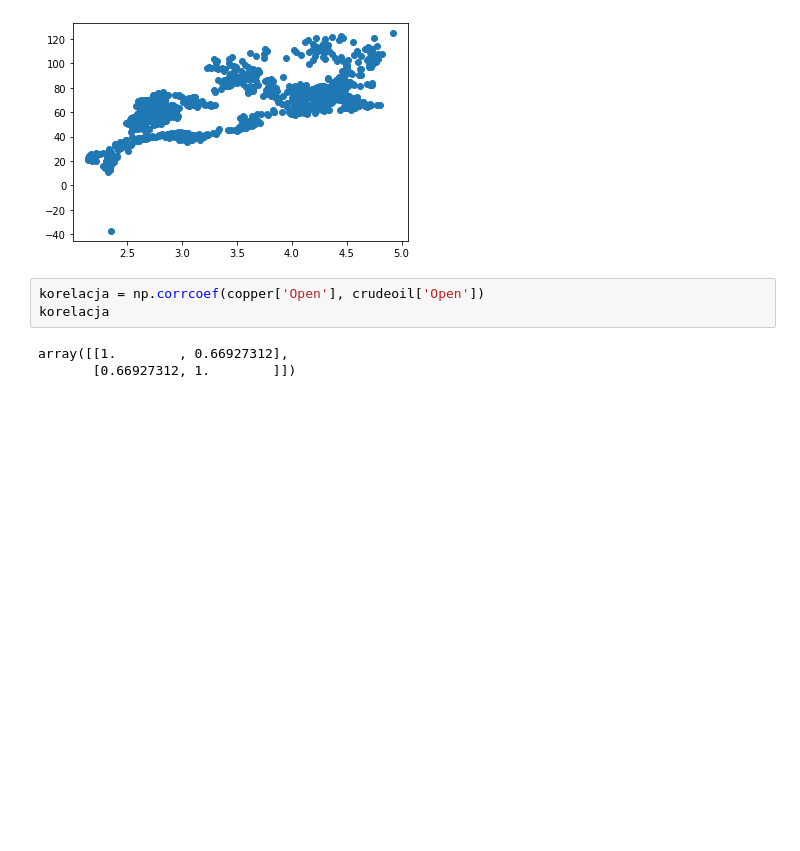
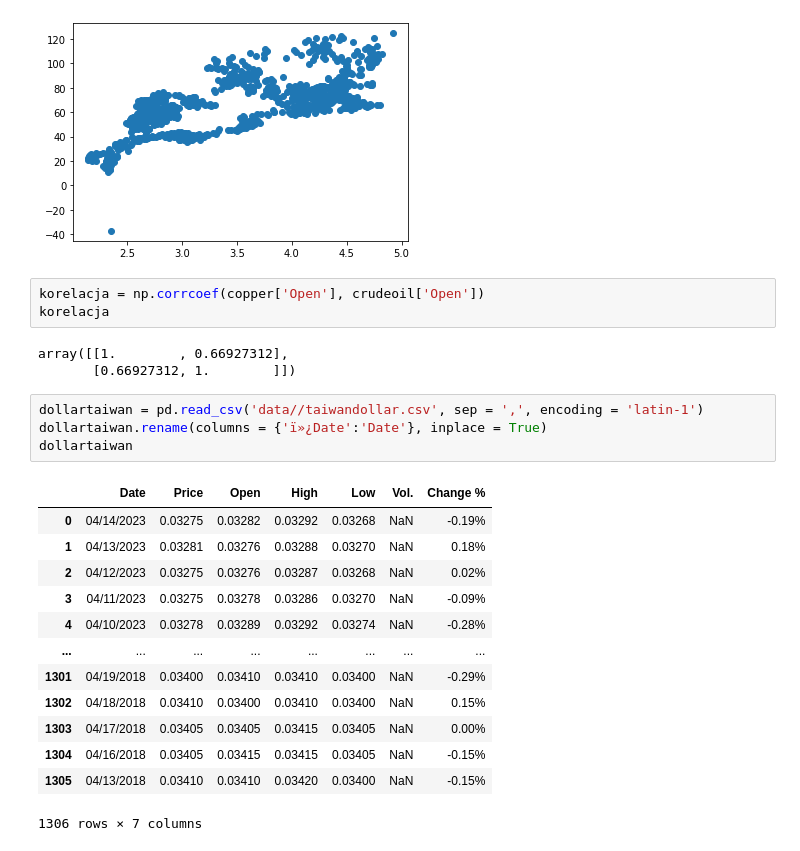
Before and after one commit to Szymex49/NVIDIA_risk_management, a Jupyter notebook: Fifi_workshop.ipynb, the cells around one changed output. Saved outputs shown, nothing was run; the diff lists cells and outputs as text; blank space fills up the shorter version.

```diff
--- a/Fifi_workshop.ipynb
+++ b/Fifi_workshop.ipynb
@@ -157,3 +152,21 @@ korelacja
 # %% [output]
 array([[1.        , 0.66927312],
        [0.66927312, 1.        ]])
+# %%
+dollartaiwan = pd.read_csv('data//taiwandollar.csv', sep = ',', encoding = 'latin-1')
+dollartaiwan.rename(columns = {'ï»¿Date':'Date'}, inplace = True)
+dollartaiwan
+# %% [output]
+|  | Date | Price | Open | High | Low | Vol. | Change % |
+| 0 | 04/14/2023 | 0.03275 | 0.03282 | 0.03292 | 0.03268 | NaN | -0.19% |
+| 1 | 04/13/2023 | 0.03281 | 0.03276 | 0.03288 | 0.03270 | NaN | 0.18% |
+| 2 | 04/12/2023 | 0.03275 | 0.03276 | 0.03287 | 0.03268 | NaN | 0.02% |
+| 3 | 04/11/2023 | 0.03275 | 0.03278 | 0.03286 | 0.03270 | NaN | -0.09% |
+| 4 | 04/10/2023 | 0.03278 | 0.03289 | 0.03292 | 0.03274 | NaN | -0.28% |
+| ... | ... | ... | ... | ... | ... | ... | ... |
+| 1301 | 04/19/2018 | 0.03400 | 0.03410 | 0.03410 | 0.03400 | NaN | -0.29% |
+| 1302 | 04/18/2018 | 0.03410 | 0.03400 | 0.03410 | 0.03400 | NaN | 0.15% |
+| 1303 | 04/17/2018 | 0.03405 | 0.03405 | 0.03415 | 0.03405 | NaN | 0.00% |
+| 1304 | 04/16/2018 | 0.03405 | 0.03415 | 0.03415 | 0.03405 | NaN | -0.15% |
+| 1305 | 04/13/2018 | 0.03410 | 0.03410 | 0.03420 | 0.03400 | NaN | -0.15% |
+1306 rows × 7 columns
```
Also changed, not shown: parts of 43 cells of this notebook, 21 other files.
